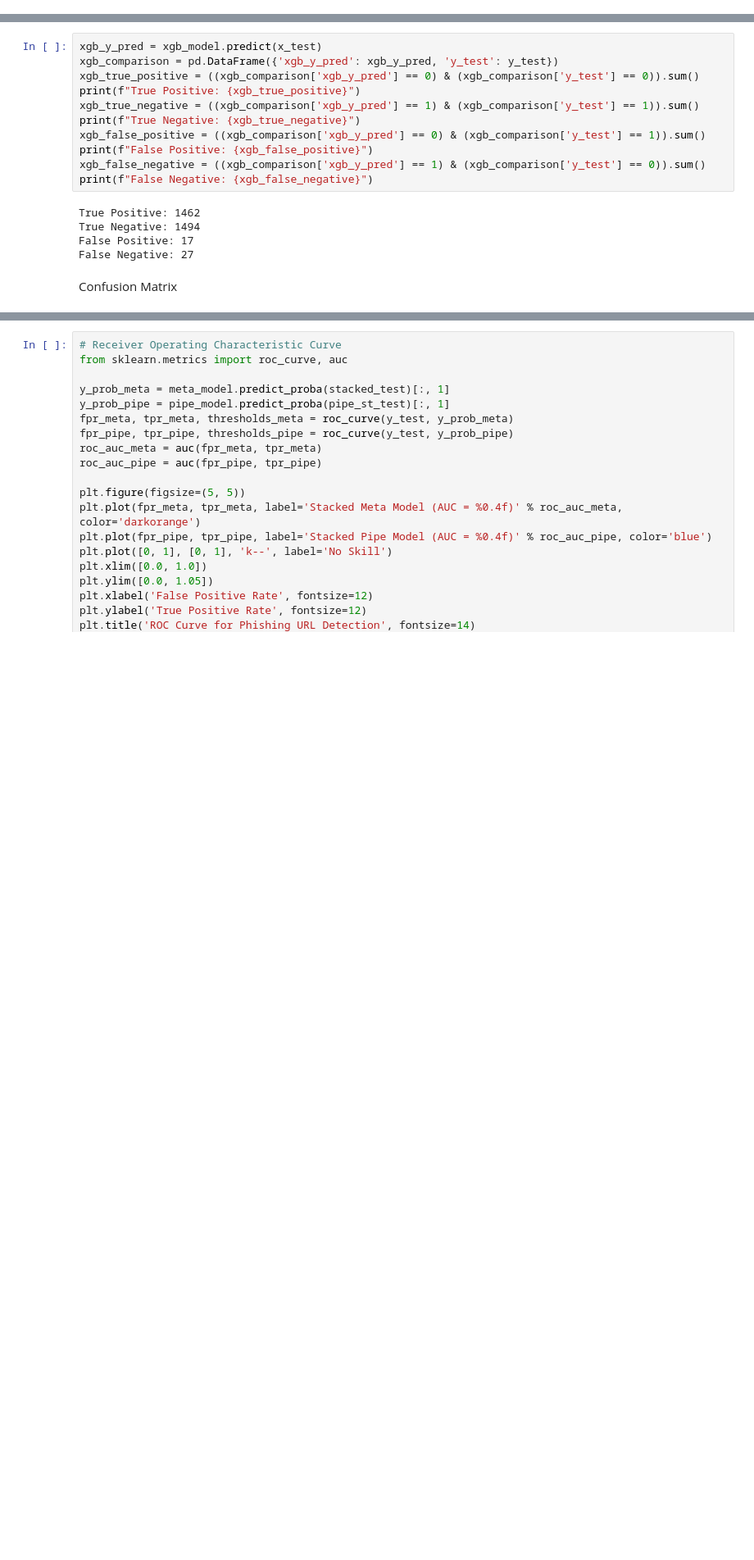
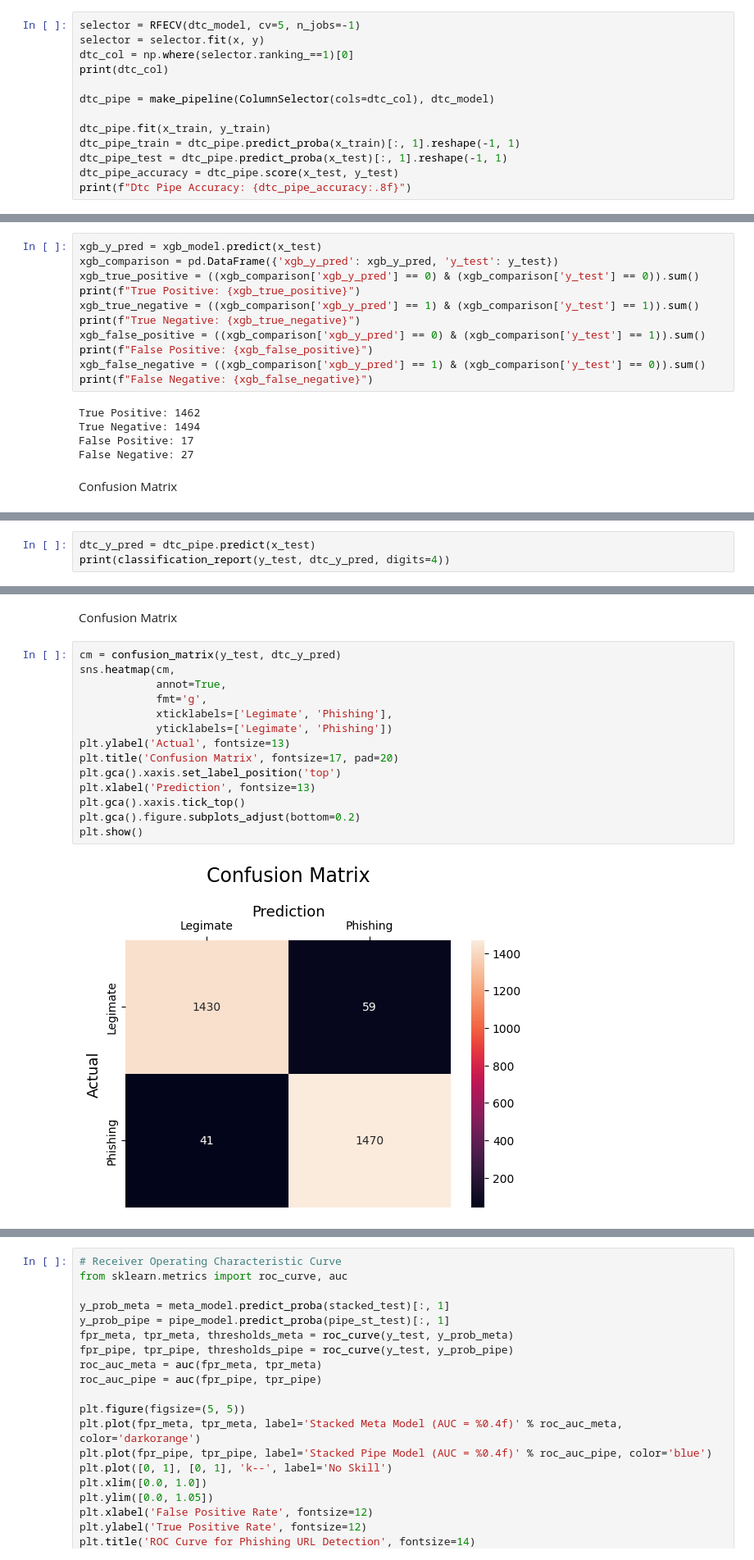
Before and after one commit to NHCh1/DLI, a Jupyter notebook: DLI_Assignment.ipynb, the cells around one changed output, grey strips where cells are left out. Shown: that part at 82% size. Cells and saved outputs as stored; diff of their text form; blank space fills up the shorter version.

Commit message:
Evaluating and saving Decision Tree Model

```diff
--- a/DLI_Assignment.ipynb
+++ b/DLI_Assignment.ipynb
@@ -287,0 +306,13 @@ DecisionTree Accuracy: 0.9589
+# %%
+selector = RFECV(dtc_model, cv=5, n_jobs=-1)
+selector = selector.fit(x, y)
+dtc_col = np.where(selector.ranking_==1)[0]
+print(dtc_col)
+
+dtc_pipe = make_pipeline(ColumnSelector(cols=dtc_col), dtc_model)
+
+dtc_pipe.fit(x_train, y_train)
+dtc_pipe_train = dtc_pipe.predict_proba(x_train)[:, 1].reshape(-1, 1)
+dtc_pipe_test = dtc_pipe.predict_proba(x_test)[:, 1].reshape(-1, 1)
+dtc_pipe_accuracy = dtc_pipe.score(x_test, y_test)
+print(f"Dtc Pipe Accuracy: {dtc_pipe_accuracy:.8f}")
@@ -491,0 +549,3 @@ plt.show()
+# %%
+dtc_y_pred = dtc_pipe.predict(x_test)
+print(classification_report(y_test, dtc_y_pred, digits=4))
@@ -491,0 +579,18 @@ plt.show()
+# %% [markdown]
+Confusion Matrix
+# %%
+cm = confusion_matrix(y_test, dtc_y_pred)
+sns.heatmap(cm,
+            annot=True,
+            fmt='g',
+            xticklabels=['Legimate', 'Phishing'],
+            yticklabels=['Legimate', 'Phishing'])
+plt.ylabel('Actual', fontsize=13)
+plt.title('Confusion Matrix', fontsize=17, pad=20)
+plt.gca().xaxis.set_label_position('top')
+plt.xlabel('Prediction', fontsize=13)
+plt.gca().xaxis.tick_top()
+plt.gca().figure.subplots_adjust(bottom=0.2)
+plt.show()
+# %% [output]
+[figure, added]
```
Also changed, not shown: parts of 28 cells of this notebook.
